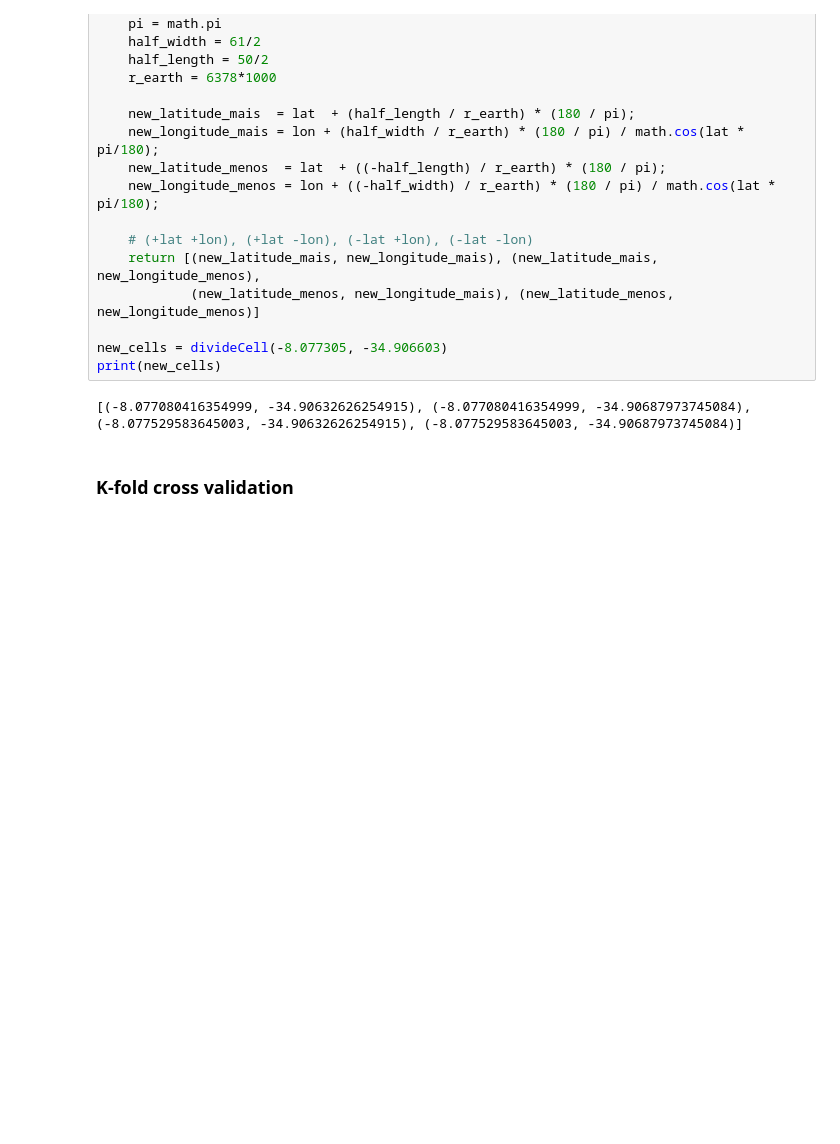
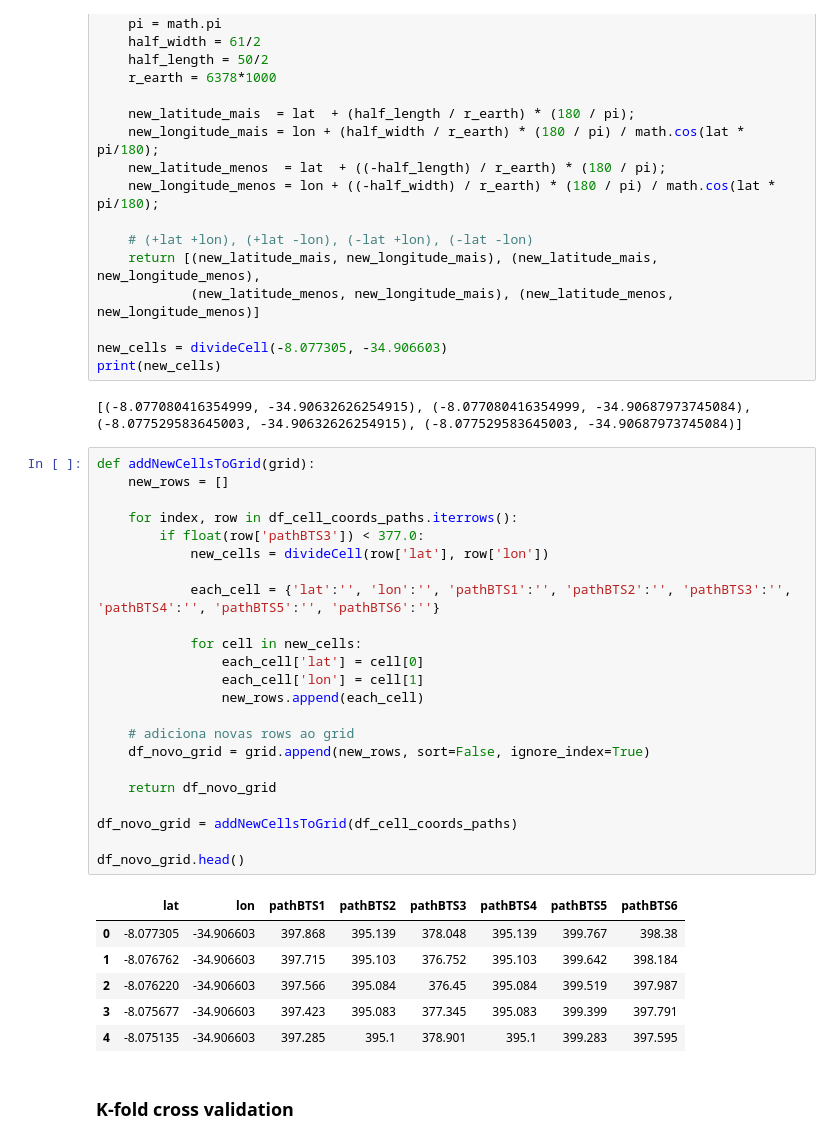
Before and after one commit to brenor2/projetoCM, a Jupyter notebook: ProjetoCM_oficial.ipynb, the cells around one changed output. Cells and saved outputs as stored; diff of their text form; blank space fills up the shorter version.

Commit message:
código que adiciona novas células a um dado grid

```diff
--- a/ProjetoCM_oficial.ipynb
+++ b/ProjetoCM_oficial.ipynb
@@ -323,6 +323,36 @@ new_cells = divideCell(-8.077305, -34.906603)
 print(new_cells)
 # %% [output]
 [(-8.077080416354999, -34.90632626254915), (-8.077080416354999, -34.90687973745084), (-8.077529583645003, -34.90632626254915), (-8.077529583645003, -34.90687973745084)]
+# %%
+def addNewCellsToGrid(grid):
+    new_rows = []
+
+    for index, row in df_cell_coords_paths.iterrows():
+        if float(row['pathBTS3']) < 377.0:
+            new_cells = divideCell(row['lat'], row['lon'])
+
+            each_cell = {'lat':'', 'lon':'', 'pathBTS1':'', 'pathBTS2':'', 'pathBTS3':'', 'pathBTS4':'', 'pathBTS5':'', 'pathBTS6':''}
+
+            for cell in new_cells:
+                each_cell['lat'] = cell[0]
+                each_cell['lon'] = cell[1]
+                new_rows.append(each_cell)
+
+    # adiciona novas rows ao grid
+    df_novo_grid = grid.append(new_rows, sort=False, ignore_index=True)
+
+    return df_novo_grid
+
+df_novo_grid = addNewCellsToGrid(df_cell_coords_paths)
+
+df_novo_grid.head()
+# %% [output]
+|  | lat | lon | pathBTS1 | pathBTS2 | pathBTS3 | pathBTS4 | pathBTS5 | pathBTS6 |
+| 0 | -8.077305 | -34.906603 | 397.868 | 395.139 | 378.048 | 395.139 | 399.767 | 398.38 |
+| 1 | -8.076762 | -34.906603 | 397.715 | 395.103 | 376.752 | 395.103 | 399.642 | 398.184 |
+| 2 | -8.076220 | -34.906603 | 397.566 | 395.084 | 376.45 | 395.084 | 399.519 | 397.987 |
+| 3 | -8.075677 | -34.906603 | 397.423 | 395.083 | 377.345 | 395.083 | 399.399 | 397.791 |
+| 4 | -8.075135 | -34.906603 | 397.285 | 395.1 | 378.901 | 395.1 | 399.283 | 397.595 |
 # %% [markdown]
 ### K-fold cross validation
 # %%
```
Also changed, not shown: 1 other file.
